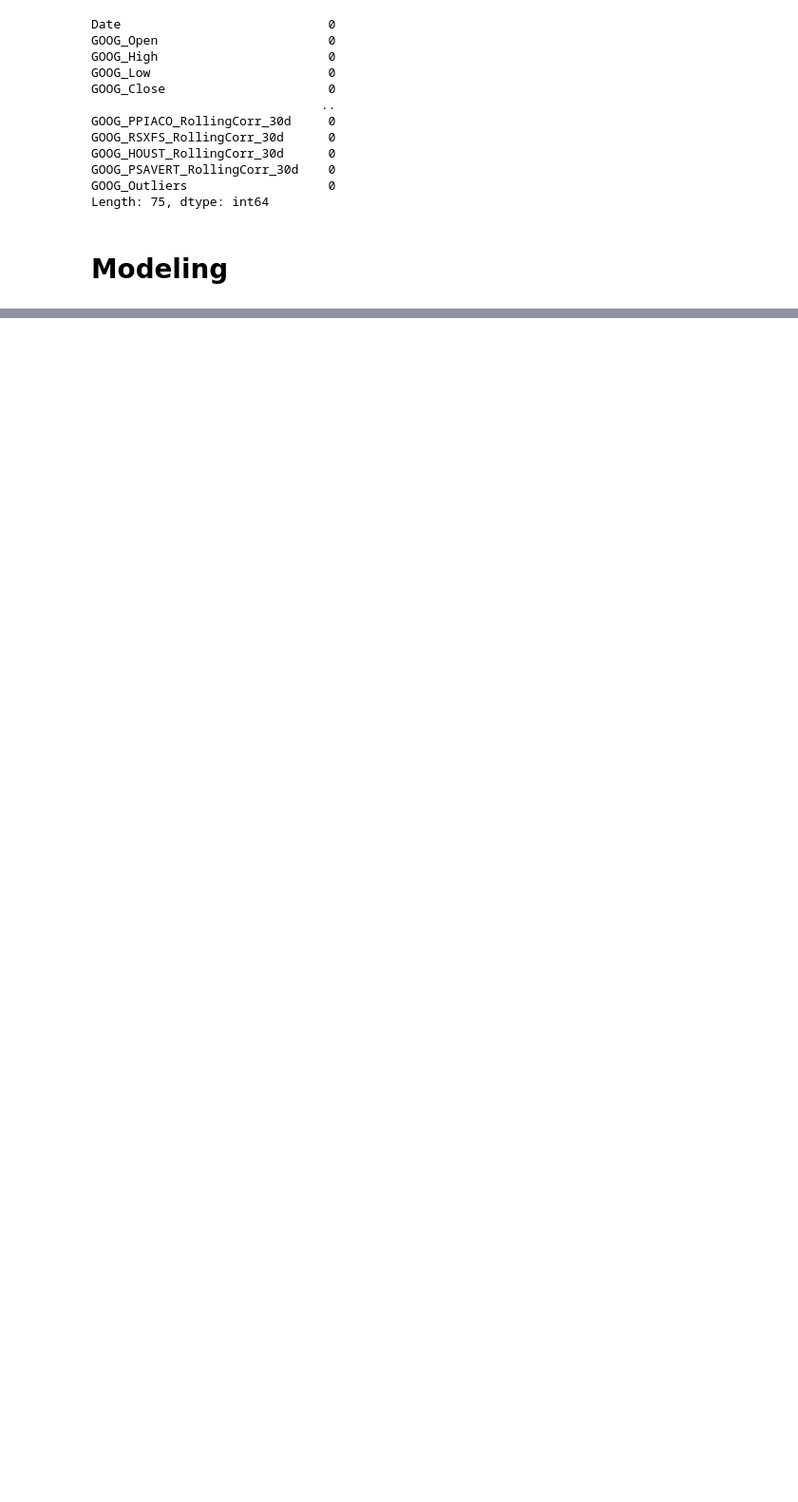
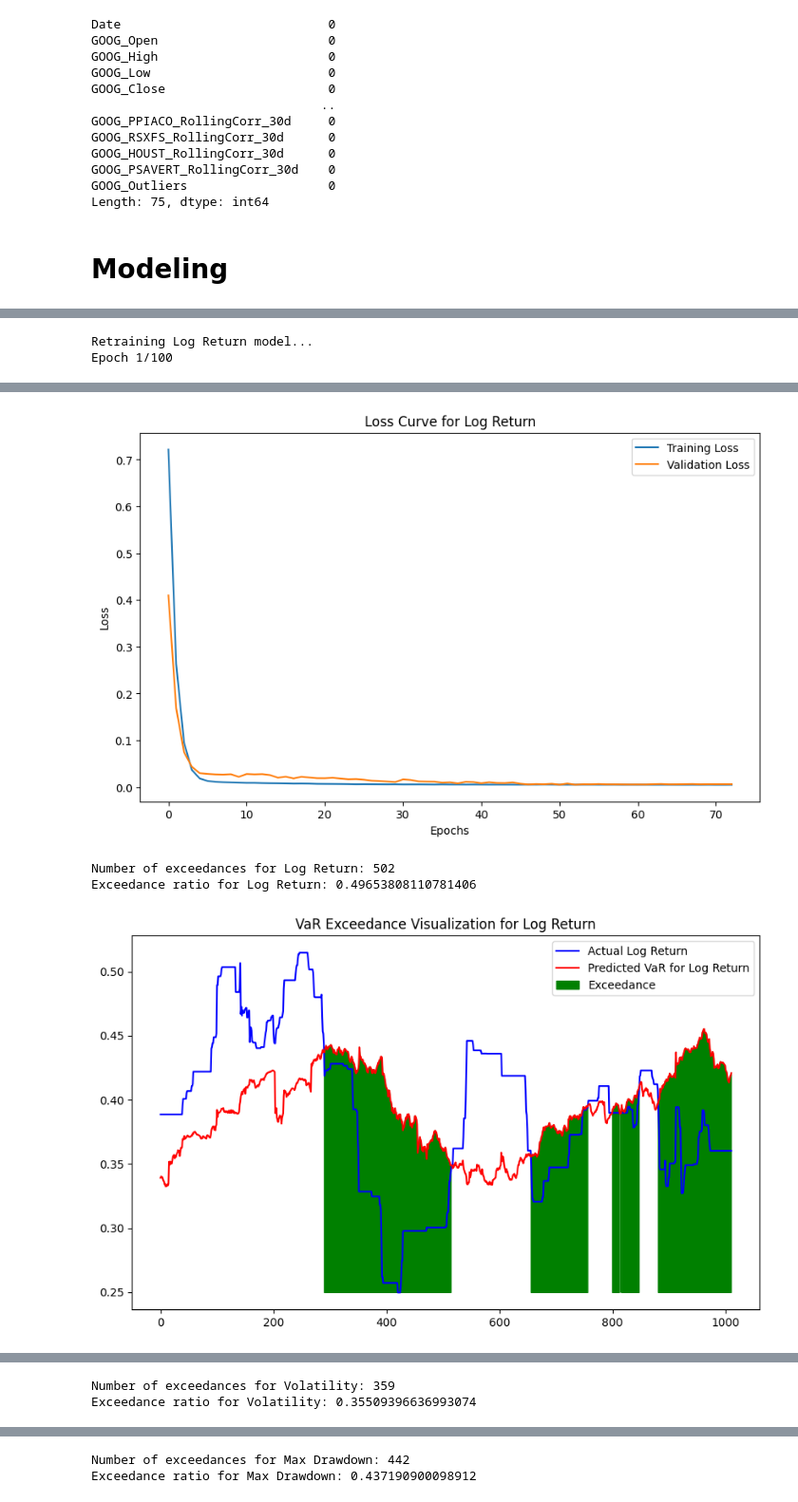
Before and after one commit to dhruvRj18/Risk_management_model, a Jupyter notebook: main.ipynb, the cells around one changed output, grey strips where cells are left out. Shown at 95% size. Drawn from its saved outputs; the diff is of its cells as text; code cells hidden in the pictures; blank space fills up the shorter version.

```diff
--- a/main.ipynb
+++ b/main.ipynb
@@ -627,0 +686,26 @@ for name, target_variable in target_variables.items():
+# %%
+# Example to retrain all models using the best hyperparameters from model_dict
+retrained_model_dict = {}
+
+for target_variable, data in model_dict.items():
+    print(f"Retraining {target_variable} model...")
+
+    # Extract the best hyperparameters for the current model
+    best_hps = data['best_hps']
+
+
+    # Retrain the model using the best hyperparameters
+    model, y_pred, history = retrain_model(X_train_reshaped, X_test_reshaped, y_train, y_test, best_hps)
+
+    # Store the retrained model and results into retrained_model_dict
+    retrained_model_dict[target_variable] = {
+        'model': model,
+        'y_pred': y_pred,
+        'y_test': y_test,
+        'history': history
+    }
+
+    print(f"{target_variable} model retrained successfully with an exceedance ratio of {exceedance_ratio}.\n")
+# %% [output]
+Retraining Log Return model...
+Epoch 1/100
@@ -627,0 +729,4 @@ for name, target_variable in target_variables.items():
+[figure, added]
+Number of exceedances for Log Return: 502
+Exceedance ratio for Log Return: 0.49653808110781406
+[figure, added]
@@ -627,0 +751,2 @@ for name, target_variable in target_variables.items():
+Number of exceedances for Volatility: 359
+Exceedance ratio for Volatility: 0.35509396636993074
@@ -627,0 +772,2 @@ for name, target_variable in target_variables.items():
+Number of exceedances for Max Drawdown: 442
+Exceedance ratio for Max Drawdown: 0.437190900098912
```
Also changed, not shown: parts of 18 cells of this notebook, 1 other file.
